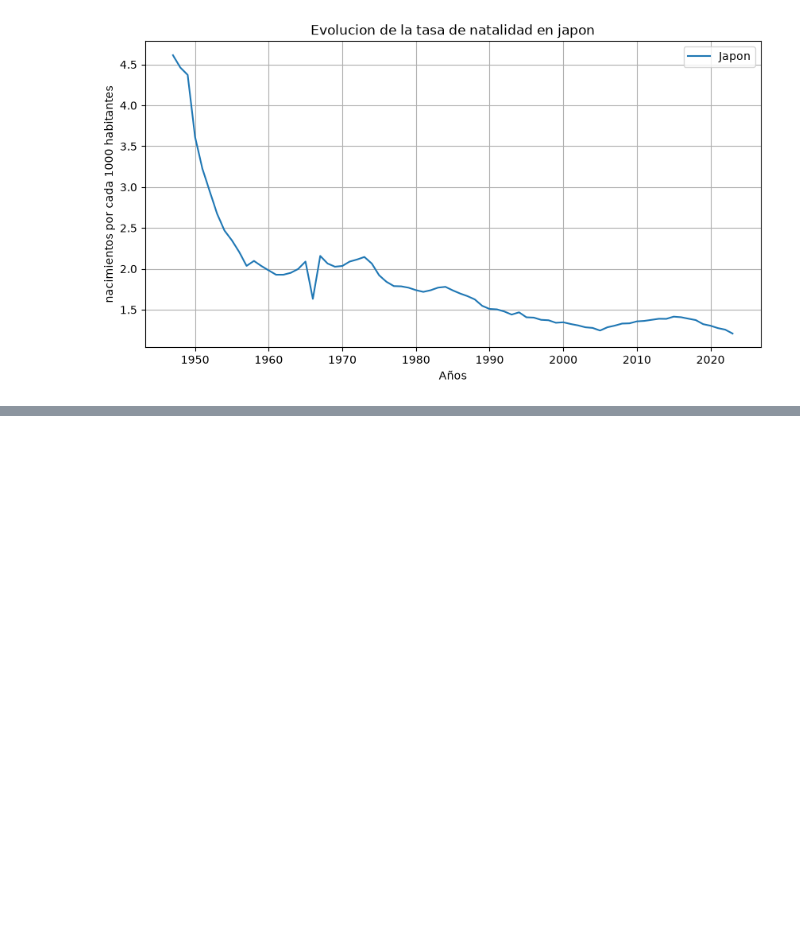
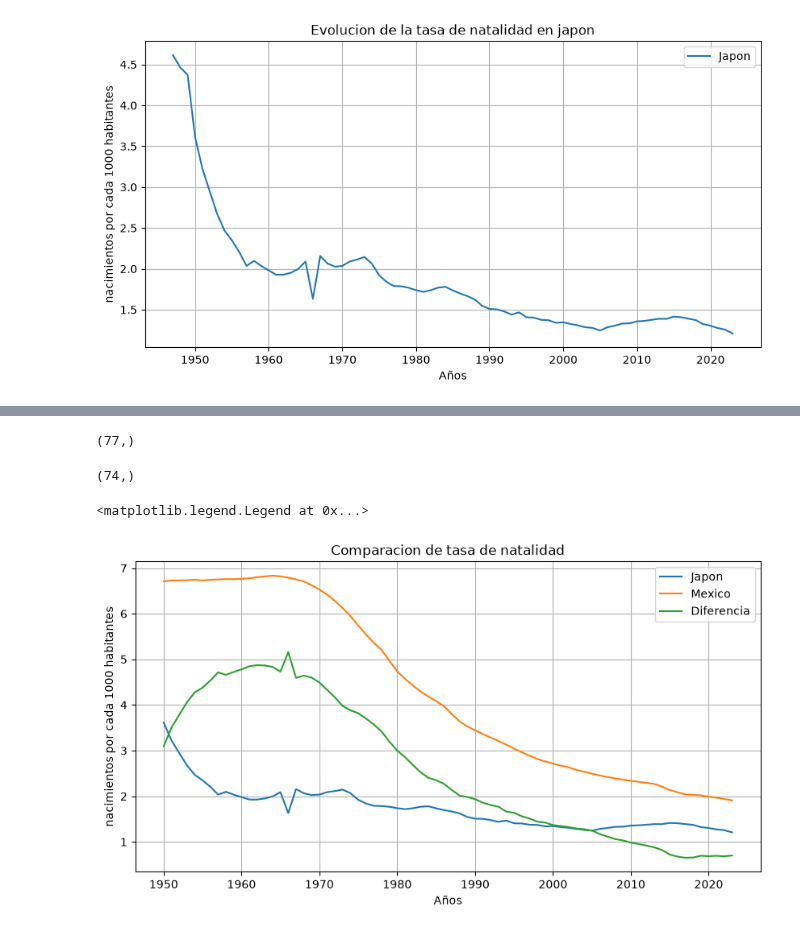
Before and after one commit to sebastianhernandez206/Big_Data, a Jupyter notebook: U1_1_Probabilidad_estadistica/notebooks/03_fertility_rate.ipynb, the cells around one changed output, grey strips where cells are left out. Cells and saved outputs as stored; diff of their text form; code cells hidden in the pictures; blank space fills up the shorter version.

```diff
--- a/U1_1_Probabilidad_estadistica/notebooks/03_fertility_rate.ipynb
+++ b/U1_1_Probabilidad_estadistica/notebooks/03_fertility_rate.ipynb
@@ -111,0 +136,3 @@ plt.legend()
+# %%
+mascara_coincidencia_anios = anios_japon >= anios_mexico.min()
+print(mascara_coincidencia_anios)
@@ -111,0 +147,42 @@ plt.legend()
+# %%
+anios_japon = anios_japon[mascara_coincidencia_anios]
+# %%
+mascara_coincidencia_anios.shape
+# %% [output]
+(77,)
+# %%
+anios_japon.shape
+# %% [output]
+(74,)
+# %%
+tasa_japon = tasa_japon[mascara_coincidencia_anios]
+# %%
+diferencia_mx_jp = tasa_mexico - tasa_japon
+# %%
+plt.figure(figsize=(10,5))
+plt.plot(
+    anios_japon,
+    tasa_japon,
+    label="Japon"
+)
+
+plt.plot(
+    anios_mexico,
+    tasa_mexico,
+    label="Mexico"
+)
+
+plt.plot(
+    anios_mexico,
+    diferencia_mx_jp,
+    label="Diferencia"
+)
+
+plt.title("Comparacion de tasa de natalidad")
+plt.xlabel("Años")
+plt.ylabel("nacimientos por cada 1000 habitantes")
+plt.grid(True)
+plt.legend()
+# %% [output]
+<matplotlib.legend.Legend at 0x...>
+[figure, added]
```
Also changed, not shown: parts of 13 cells of this notebook.
